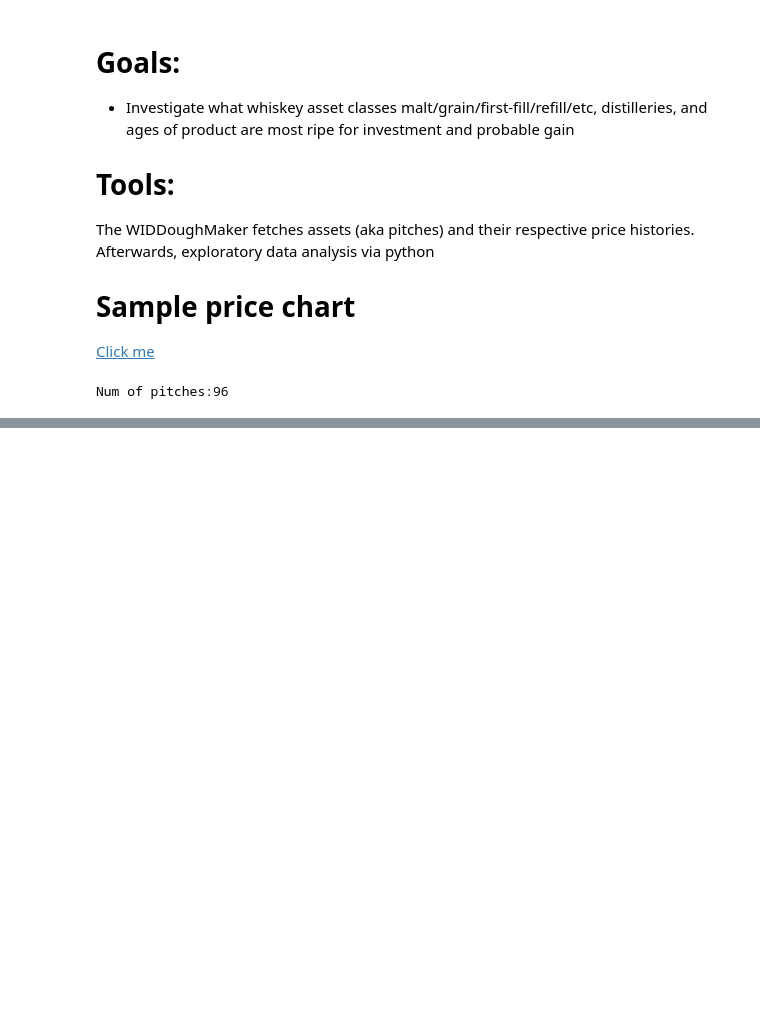
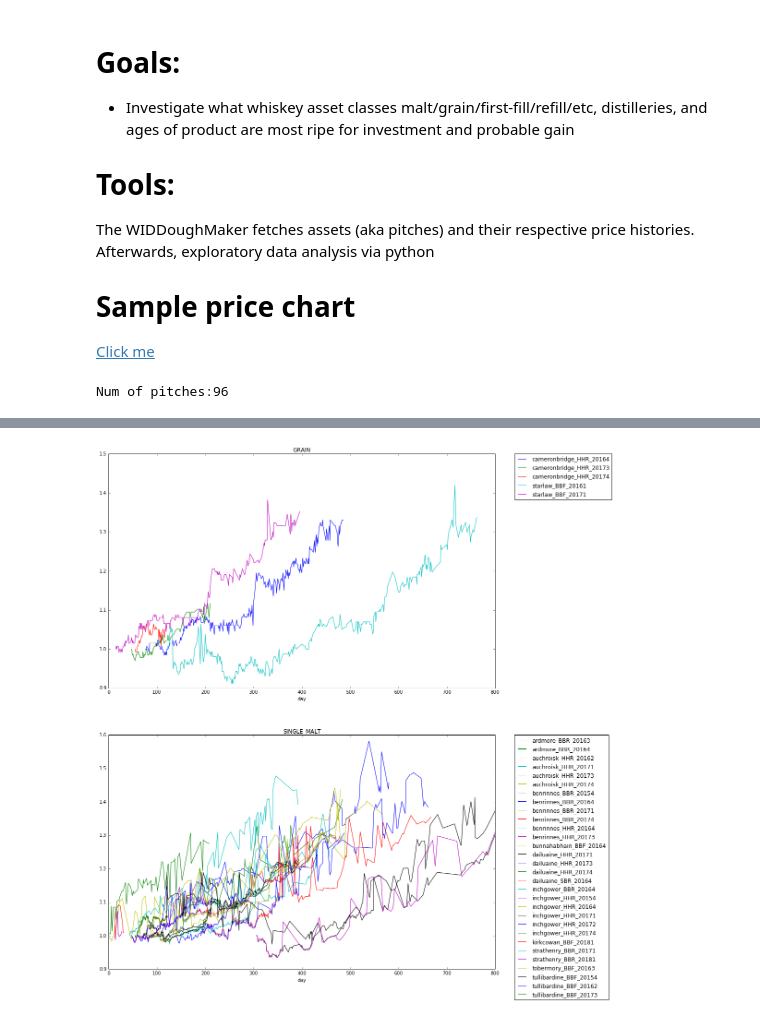
Before and after one commit to filpia/widdoughmaker, a Jupyter notebook: Exploration.ipynb, the cells around one changed output, grey strips where cells are left out. Drawn from its saved outputs; the diff is of its cells as text; code cells hidden in the pictures; blank space fills up the shorter version.

```diff
--- a/Exploration.ipynb
+++ b/Exploration.ipynb
@@ -139,0 +156,16 @@ plt.show()
+# %%
+cat_grouping = recent_vintages.groupby('categoryName')
+
+fig, ax = plt.subplots(len(cat_grouping),figsize=(15,20))
+
+plot_counter = 0
+for cat_label, cat_grp in cat_grouping:
+    ax[plot_counter].set_title(cat_label)
+    for spirit_label, spirit_grp in cat_grp.groupby('label'):
+        spirit_grp.plot(x = 'day', y = 'norm_price',ax = ax[plot_counter], label = spirit_label)
+        ax[plot_counter].legend(bbox_to_anchor=(1.05, 1), loc=2, borderaxespad=0.)
+        ax[plot_counter].set_xlim(0,800)
+    plot_counter += 1
+plt.show()
+# %% [output]
+[figure, added]
```
Also changed, not shown: parts of 11 cells of this notebook.
